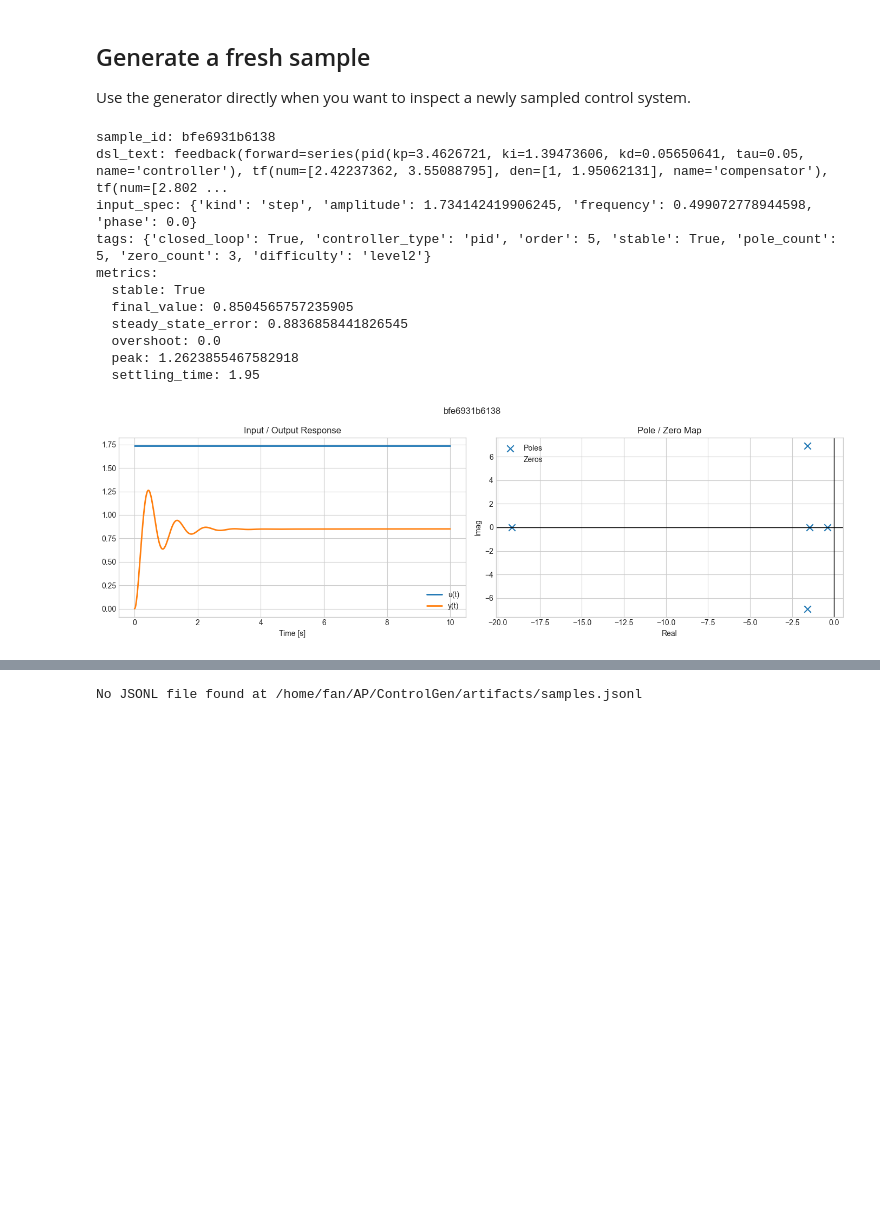
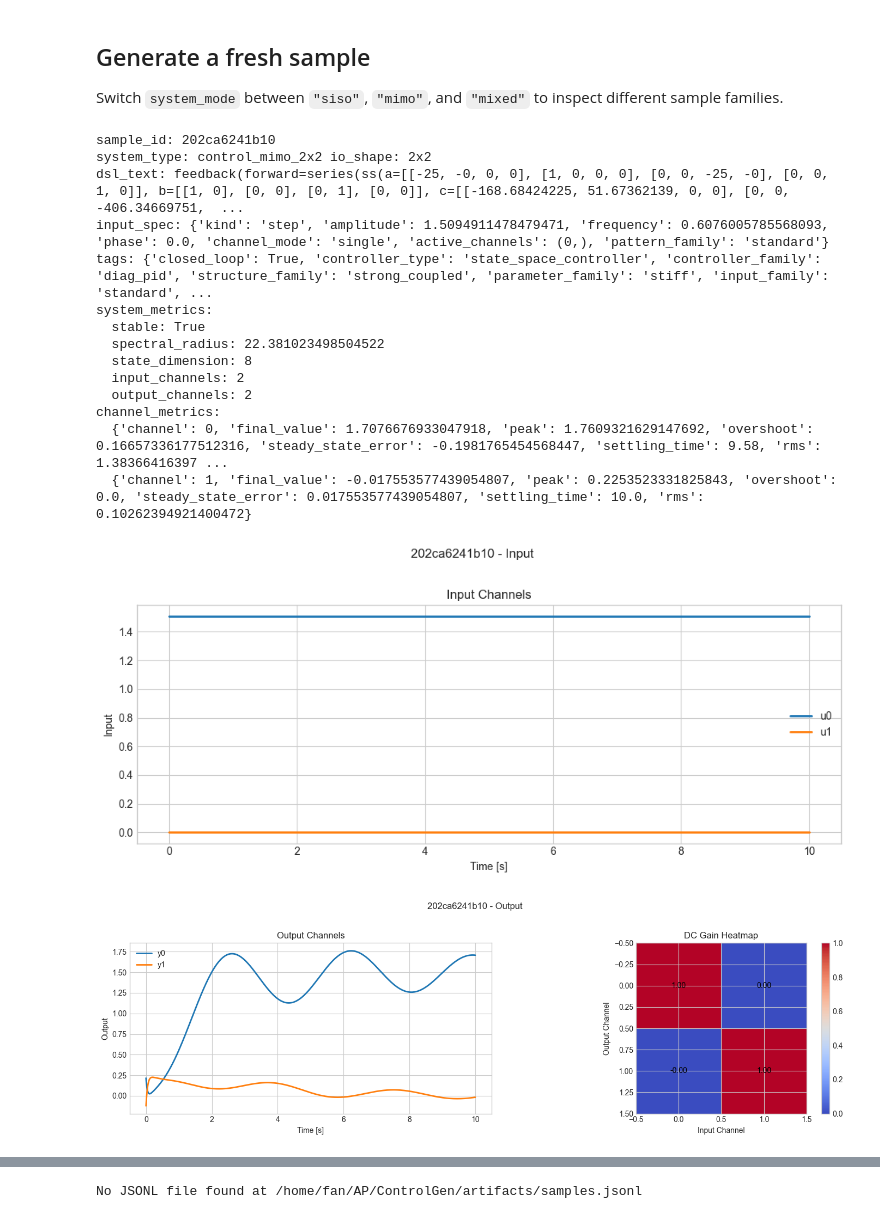
Before and after one commit to johnfan12/ControlGen, a Jupyter notebook: notebooks/visualize_controlgen.ipynb, the cells around one changed output, grey strips where cells are left out. Drawn from its saved outputs; the diff is of its cells as text; code cells hidden in the pictures; blank space fills up the shorter version.

```diff
--- a/notebooks/visualize_controlgen.ipynb
+++ b/notebooks/visualize_controlgen.ipynb
@@ -101,24 +170,28 @@ def plot_sample(sample: dict) -> None:
 # %% [markdown]
 ## Generate a fresh sample
 
-Use the generator directly when you want to inspect a newly sampled control system.
+Switch `system_mode` between `"siso"`, `"mimo"`, and `"mixed"` to inspect different sample families.
 # %%
-generated = generate_sample(DatasetConfig(seed=42, count=1), sample_index=0).to_dict()
+generated = generate_sample(DatasetConfig(seed=222112, count=1, system_mode="mimo"), sample_index=0).to_dict()
 summarize_sample(generated)
 plot_sample(generated)
 # %% [output]
-sample_id: bfe6931b6138
-dsl_text: feedback(forward=series(pid(kp=3.4626721, ki=1.39473606, kd=0.05650641, tau=0.05, name='controller'), tf(num=[2.42237362, 3.55088795], den=[1, 1.95062131], name='compensator'), tf(num=[2.802 ...
-input_spec: {'kind': 'step', 'amplitude': 1.734142419906245, 'frequency': 0.499072778944598, 'phase': 0.0}
-tags: {'closed_loop': True, 'controller_type': 'pid', 'order': 5, 'stable': True, 'pole_count': 5, 'zero_count': 3, 'difficulty': 'level2'}
-metrics:
+sample_id: 202ca6241b10
+system_type: control_mimo_2x2 io_shape: 2x2
+dsl_text: feedback(forward=series(ss(a=[[-25, -0, 0, 0], [1, 0, 0, 0], [0, 0, -25, -0], [0, 0, 1, 0]], b=[[1, 0], [0, 0], [0, 1], [0, 0]], c=[[-168.68424225, 51.67362139, 0, 0], [0, 0, -406.34669751,  ...
+input_spec: {'kind': 'step', 'amplitude': 1.5094911478479471, 'frequency': 0.6076005785568093, 'phase': 0.0, 'channel_mode': 'single', 'active_channels': (0,), 'pattern_family': 'standard'}
+tags: {'closed_loop': True, 'controller_type': 'state_space_controller', 'controller_family': 'diag_pid', 'structure_family': 'strong_coupled', 'parameter_family': 'stiff', 'input_family': 'standard', ...
+system_metrics:
   stable: True
-  final_value: 0.8504565757235905
-  steady_state_error: 0.8836858441826545
-  overshoot: 0.0
-  peak: 1.2623855467582918
-  settling_time: 1.95
+  spectral_radius: 22.381023498504522
+  state_dimension: 8
+  input_channels: 2
+  output_channels: 2
+channel_metrics:
+  {'channel': 0, 'final_value': 1.7076676933047918, 'peak': 1.7609321629147692, 'overshoot': 0.16657336177512316, 'steady_state_error': -0.1981765454568447, 'settling_time': 9.58, 'rms': 1.38366416397 ...
+  {'channel': 1, 'final_value': -0.017553577439054807, 'peak': 0.2253523331825843, 'overshoot': 0.0, 'steady_state_error': 0.017553577439054807, 'settling_time': 10.0, 'rms': 0.10262394921400472}
-[figure, old version]
+[figure, new version]
+[figure, added]
 # %% [markdown]
 ## Load a sample from exported JSONL
 
```
Also changed, not shown: parts of 4 cells of this notebook, 12 other files.
